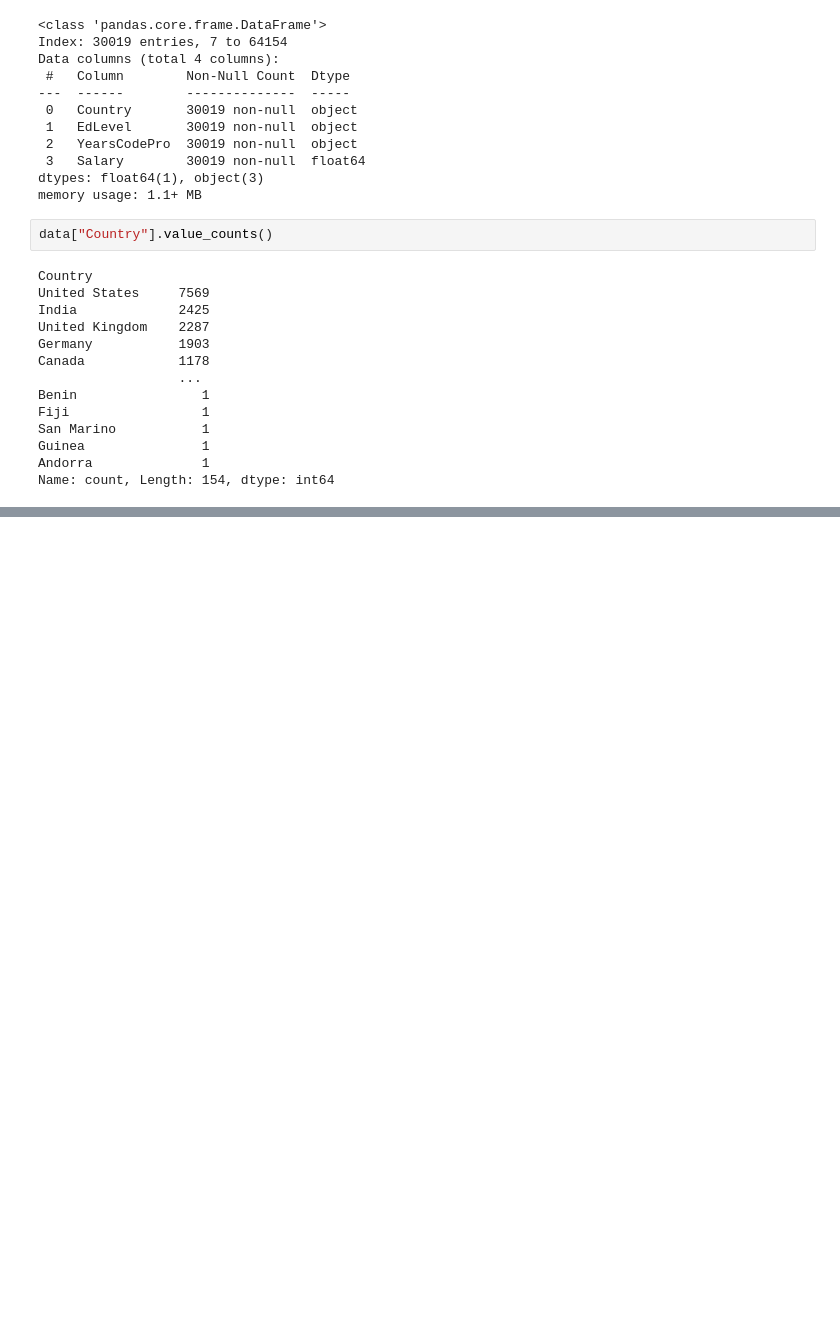
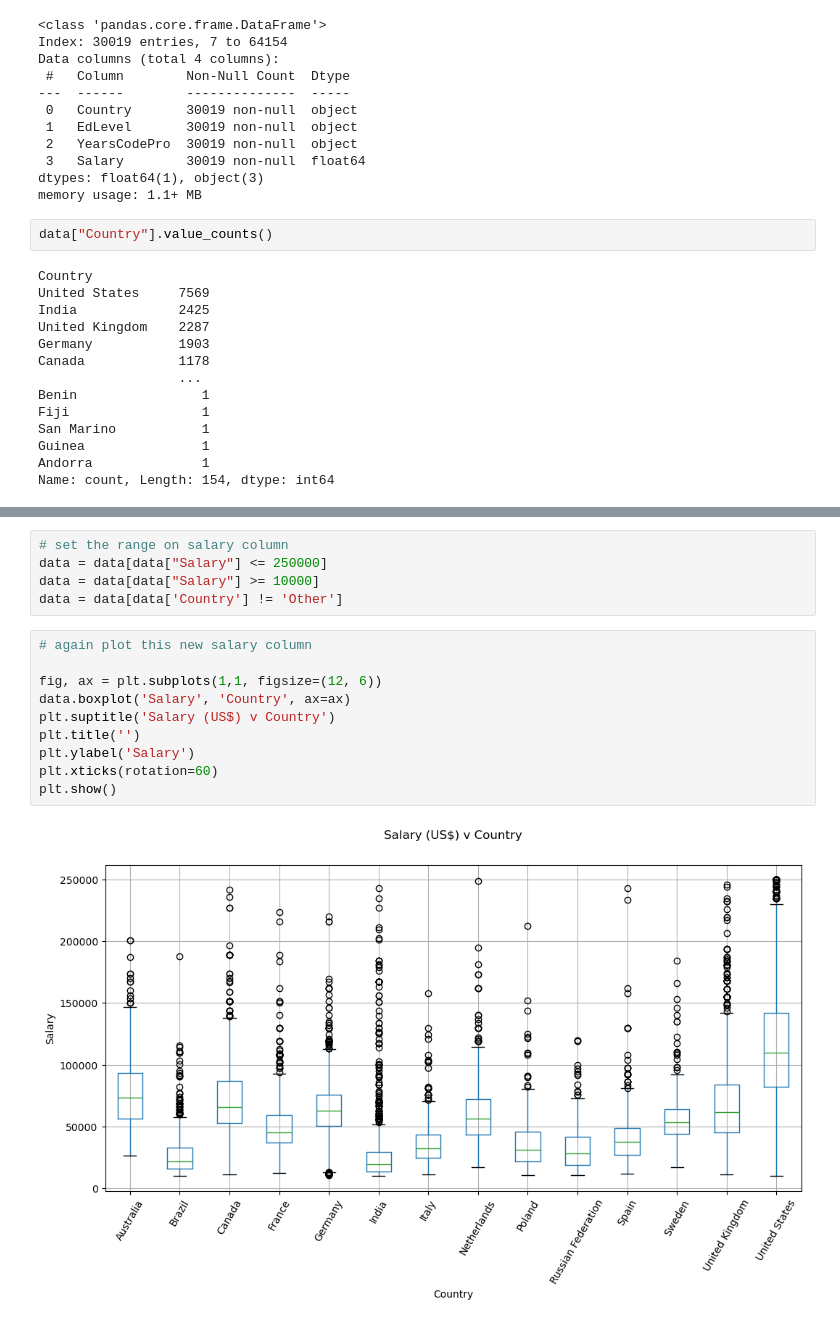
Before and after one commit to Mousumi-Deb/Machine-learning, a Jupyter notebook: Stack_App_Build/Stack_Salary_Prediction.ipynb, the cells around one changed output, grey strips where cells are left out. Saved outputs shown, nothing was run; the diff lists cells and outputs as text; blank space fills up the shorter version.

```diff
--- a/Stack_App_Build/Stack_Salary_Prediction.ipynb
+++ b/Stack_App_Build/Stack_Salary_Prediction.ipynb
@@ -126,0 +171,17 @@ Name: count, Length: 154, dtype: int64
+# %%
+# set the range on salary column
+data = data[data["Salary"] <= 250000]
+data = data[data["Salary"] >= 10000]
+data = data[data['Country'] != 'Other']
+# %%
+# again plot this new salary column
+
+fig, ax = plt.subplots(1,1, figsize=(12, 6))
+data.boxplot('Salary', 'Country', ax=ax)
+plt.suptitle('Salary (US$) v Country')
+plt.title('')
+plt.ylabel('Salary')
+plt.xticks(rotation=60)
+plt.show()
+# %% [output]
+[figure, added]
```
Also changed, not shown: parts of 31 cells of this notebook, 1 other file.
